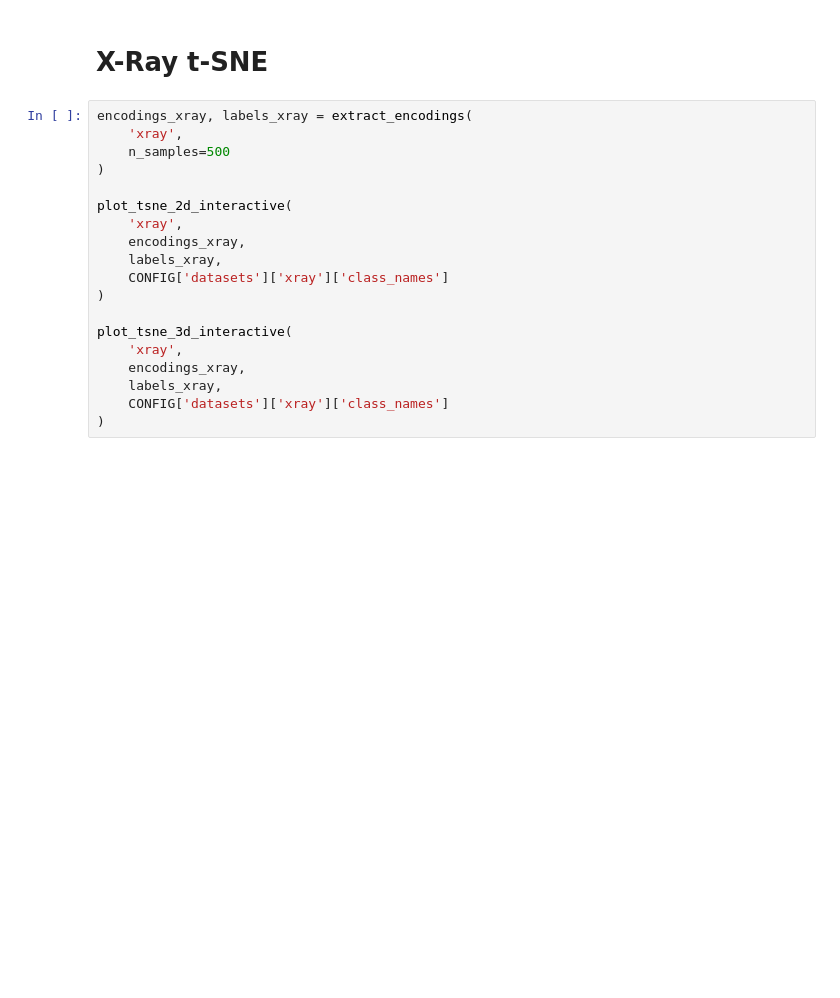
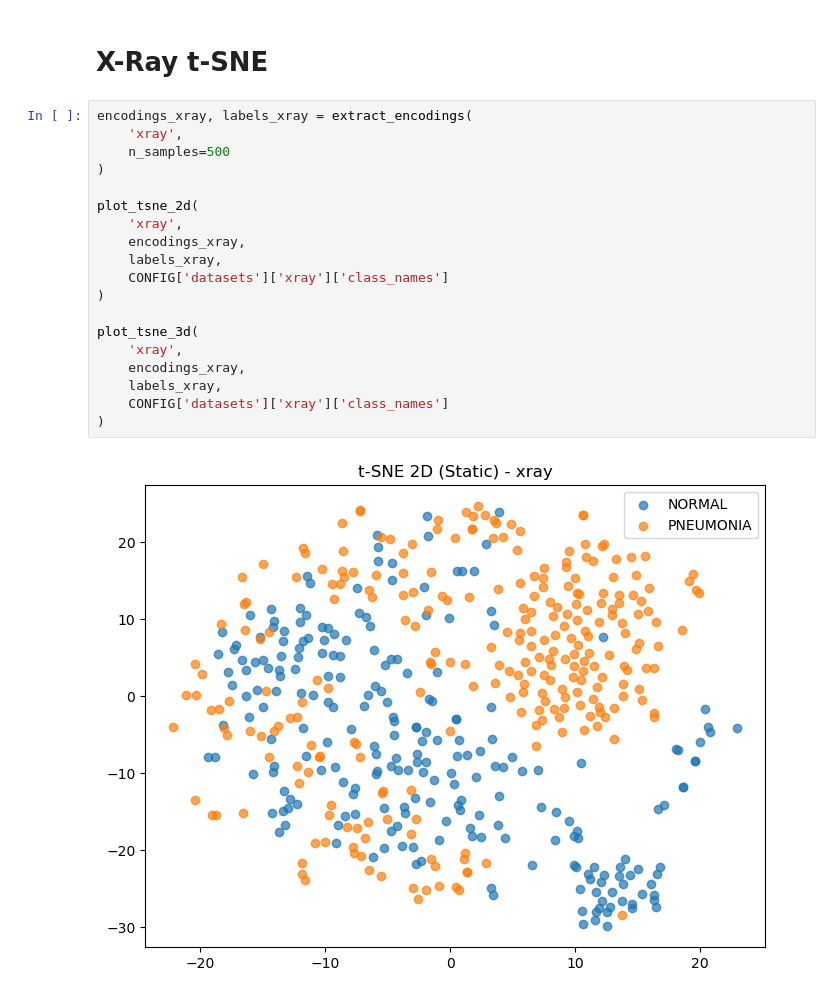
Before and after one commit to maramtarek53-ctrl/Project_4, a Jupyter notebook: Evaluation/Baseline/Evaluation.ipynb, the cells around one changed output. Saved outputs shown, nothing was run; the diff lists cells and outputs as text; blank space fills up the shorter version.

```diff
--- a/Evaluation/Baseline/Evaluation.ipynb
+++ b/Evaluation/Baseline/Evaluation.ipynb
@@ -468,19 +486,21 @@ Noise σ=0.3 | MSE=0.006914 | SSIM=0.7705 | PSNR=21.60 dB
 # %%
 encodings_xray, labels_xray = extract_encodings(
     'xray',
     n_samples=500
 )
 
-plot_tsne_2d_interactive(
+plot_tsne_2d(
     'xray',
     encodings_xray,
     labels_xray,
     CONFIG['datasets']['xray']['class_names']
 )
 
-plot_tsne_3d_interactive(
+plot_tsne_3d(
     'xray',
     encodings_xray,
     labels_xray,
     CONFIG['datasets']['xray']['class_names']
 )
+# %% [output]
+[figure, added]
```
Also changed, not shown: parts of 8 cells of this notebook.
